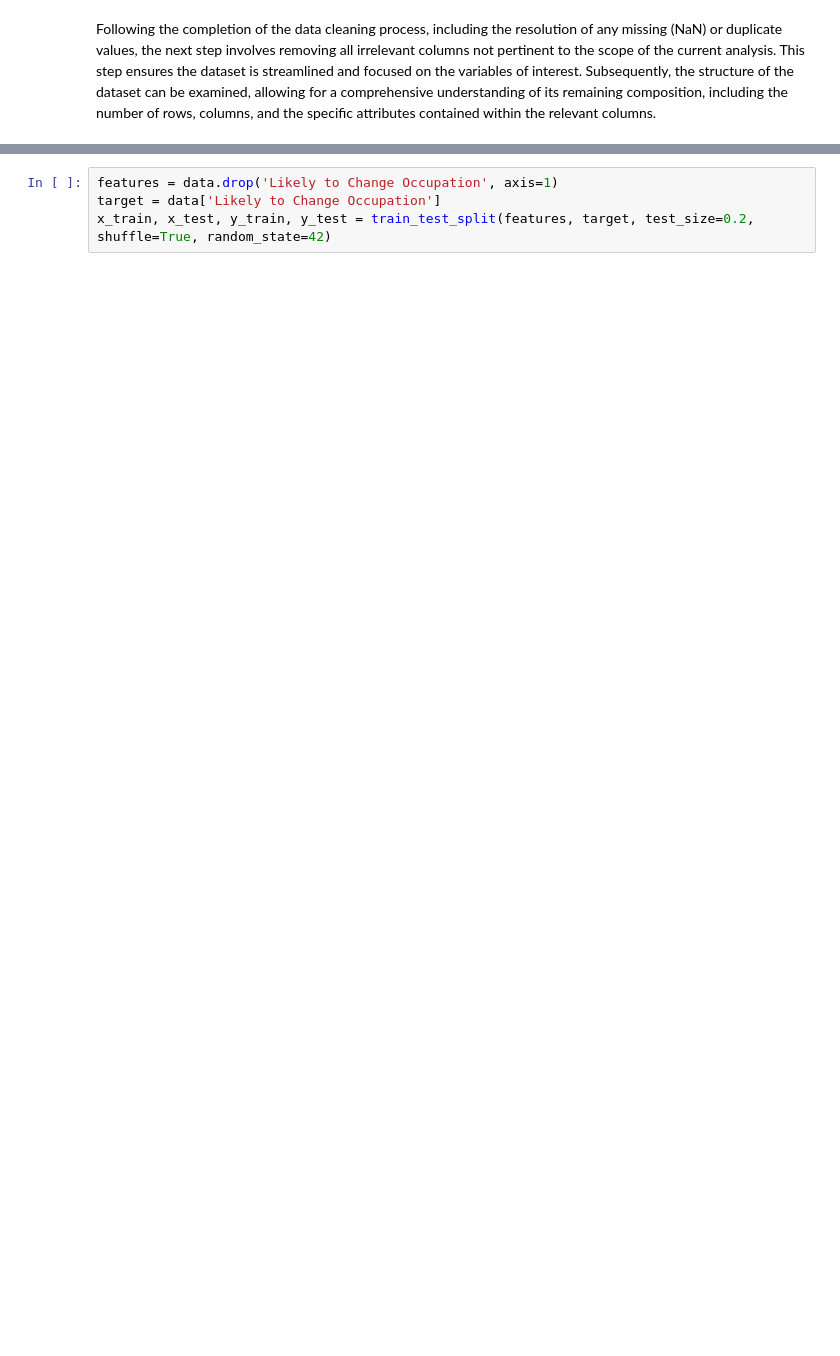
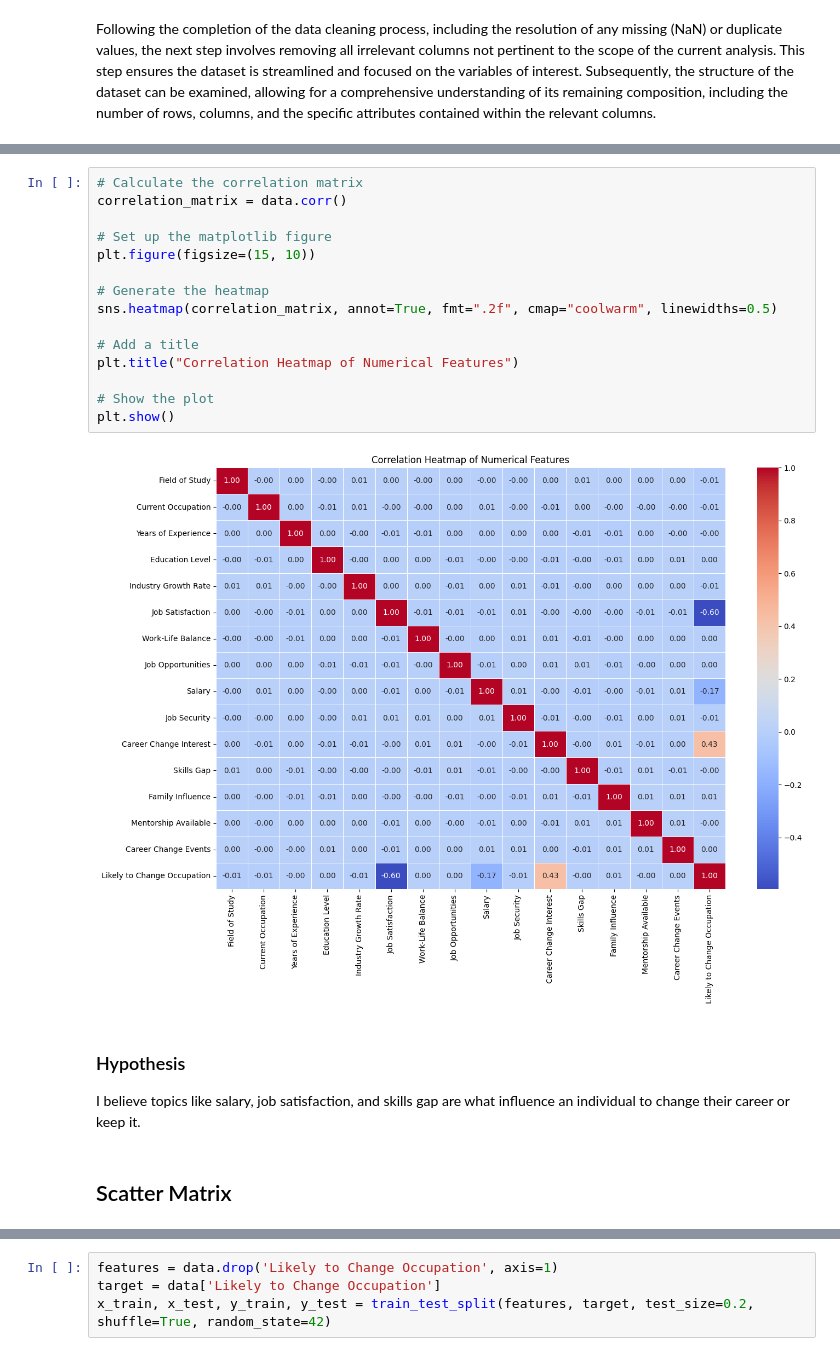
Before and after one commit to yestab335/data-science, a Jupyter notebook: ChangeOfCareer/notebook.ipynb, the cells around one changed output, grey strips where cells are left out. Drawn from its saved outputs; the diff is of its cells as text; blank space fills up the shorter version.

```diff
--- a/ChangeOfCareer/notebook.ipynb
+++ b/ChangeOfCareer/notebook.ipynb
@@ -165,0 +291,22 @@ plt.show()
+# %%
+# Calculate the correlation matrix
+correlation_matrix = data.corr()
+
+# Set up the matplotlib figure
+plt.figure(figsize=(15, 10))
+
+# Generate the heatmap
+sns.heatmap(correlation_matrix, annot=True, fmt=".2f", cmap="coolwarm", linewidths=0.5)
+
+# Add a title
+plt.title("Correlation Heatmap of Numerical Features")
+
+# Show the plot
+plt.show()
+# %% [output]
+[figure, added]
+# %% [markdown]
+### Hypothesis
+I believe topics like salary, job satisfaction, and skills gap are what influence an individual to change their career or keep it.
+# %% [markdown]
+## Scatter Matrix
```
Also changed, not shown: parts of 57 cells of this notebook.
